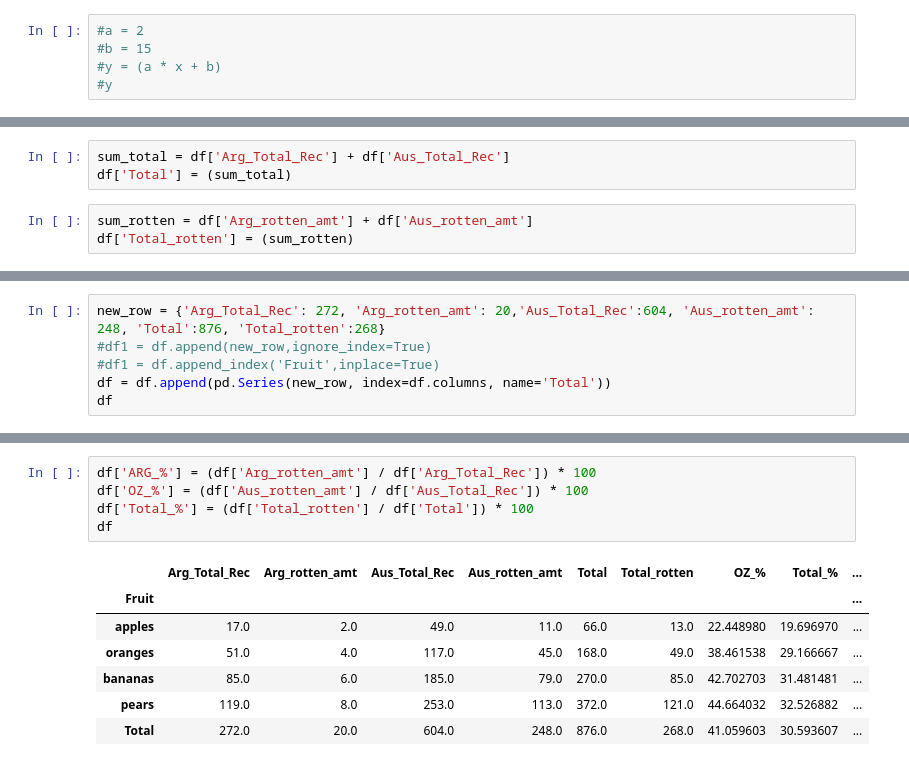
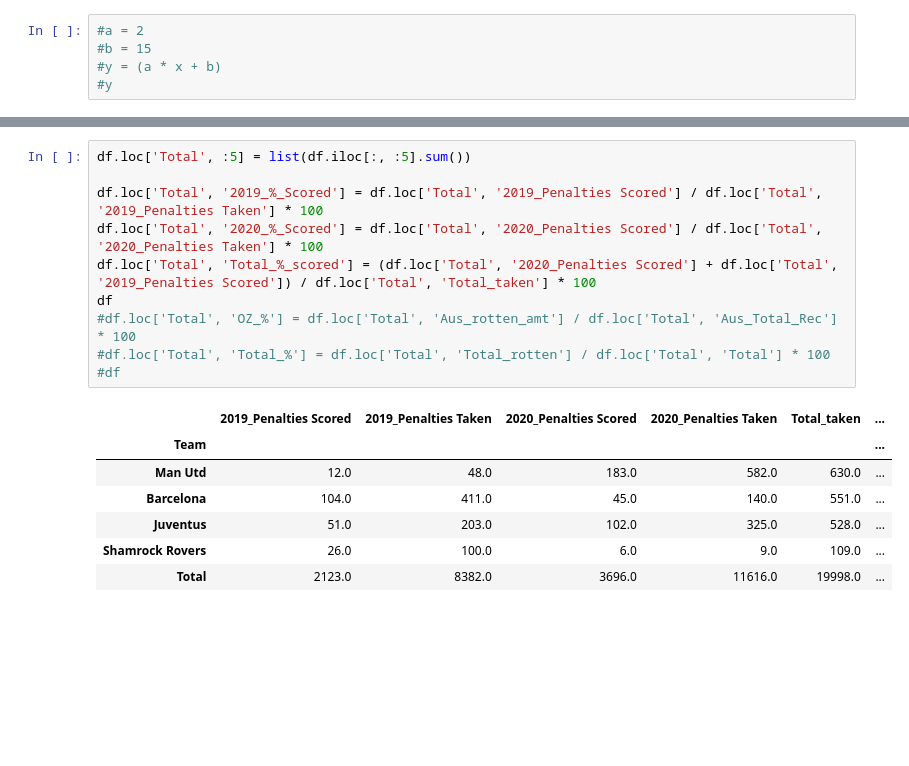
Before and after one commit to EibhinnLee/Tasks-Fundamentals-of-Data-Analysis, a Jupyter notebook: Fundamentals of Data Analysis - Tasks.ipynb, the cells around one changed output, grey strips where cells are left out. Cells and saved outputs as stored; diff of their text form; blank space fills up the shorter version.

```diff
--- a/Fundamentals of Data Analysis - Tasks.ipynb
+++ b/Fundamentals of Data Analysis - Tasks.ipynb
@@ -229,6 +281,0 @@ df['Aus_rotten_amt'] = np.linspace(11.0, 113.0, num=4)
-# %%
-sum_total = df['Arg_Total_Rec'] + df['Aus_Total_Rec']
-df['Total'] = (sum_total)
-# %%
-sum_rotten = df['Arg_rotten_amt'] + df['Aus_rotten_amt']
-df['Total_rotten'] = (sum_rotten)
@@ -261,6 +281,0 @@ df
-# %%
-new_row = {'Arg_Total_Rec': 272, 'Arg_rotten_amt': 20,'Aus_Total_Rec':604, 'Aus_rotten_amt': 248, 'Total':876, 'Total_rotten':268}
-#df1 = df.append(new_row,ignore_index=True)
-#df1 = df.append_index('Fruit',inplace=True)
-df = df.append(pd.Series(new_row, index=df.columns, name='Total'))
-df
@@ -285,13 +282,18 @@ dtype: float64
-# %%
-df['ARG_%'] = (df['Arg_rotten_amt'] / df['Arg_Total_Rec']) * 100
-df['OZ_%'] = (df['Aus_rotten_amt'] / df['Aus_Total_Rec']) * 100
-df['Total_%'] = (df['Total_rotten'] / df['Total']) * 100
-df
-# %% [output]
-|  | Arg_Total_Rec | Arg_rotten_amt | Aus_Total_Rec | Aus_rotten_amt | Total | Total_rotten | OZ_% | Total_% | ... |
-| Fruit |  |  |  |  |  |  |  |  | ... |
-| apples | 17.0 | 2.0 | 49.0 | 11.0 | 66.0 | 13.0 | 22.448980 | 19.696970 | ... |
-| oranges | 51.0 | 4.0 | 117.0 | 45.0 | 168.0 | 49.0 | 38.461538 | 29.166667 | ... |
-| bananas | 85.0 | 6.0 | 185.0 | 79.0 | 270.0 | 85.0 | 42.702703 | 31.481481 | ... |
-| pears | 119.0 | 8.0 | 253.0 | 113.0 | 372.0 | 121.0 | 44.664032 | 32.526882 | ... |
-| Total | 272.0 | 20.0 | 604.0 | 248.0 | 876.0 | 268.0 | 41.059603 | 30.593607 | ... |
+# %%
+df.loc['Total', :5] = list(df.iloc[:, :5].sum())
+
+df.loc['Total', '2019_%_Scored'] = df.loc['Total', '2019_Penalties Scored'] / df.loc['Total', '2019_Penalties Taken'] * 100
+df.loc['Total', '2020_%_Scored'] = df.loc['Total', '2020_Penalties Scored'] / df.loc['Total', '2020_Penalties Taken'] * 100
+df.loc['Total', 'Total_%_scored'] = (df.loc['Total', '2020_Penalties Scored'] + df.loc['Total', '2019_Penalties Scored']) / df.loc['Total', 'Total_taken'] * 100
+df
+#df.loc['Total', 'OZ_%'] = df.loc['Total', 'Aus_rotten_amt'] / df.loc['Total', 'Aus_Total_Rec'] * 100
+#df.loc['Total', 'Total_%'] = df.loc['Total', 'Total_rotten'] / df.loc['Total', 'Total'] * 100
+#df
+# %% [output]
+|  | 2019_Penalties Scored | 2019_Penalties Taken | 2020_Penalties Scored | 2020_Penalties Taken | Total_taken | ... |
+| Team |  |  |  |  |  | ... |
+| Man Utd | 12.0 | 48.0 | 183.0 | 582.0 | 630.0 | ... |
+| Barcelona | 104.0 | 411.0 | 45.0 | 140.0 | 551.0 | ... |
+| Juventus | 51.0 | 203.0 | 102.0 | 325.0 | 528.0 | ... |
+| Shamrock Rovers | 26.0 | 100.0 | 6.0 | 9.0 | 109.0 | ... |
+| Total | 2123.0 | 8382.0 | 3696.0 | 11616.0 | 19998.0 | ... |
```
Also changed, not shown: parts of 21 cells of this notebook.
